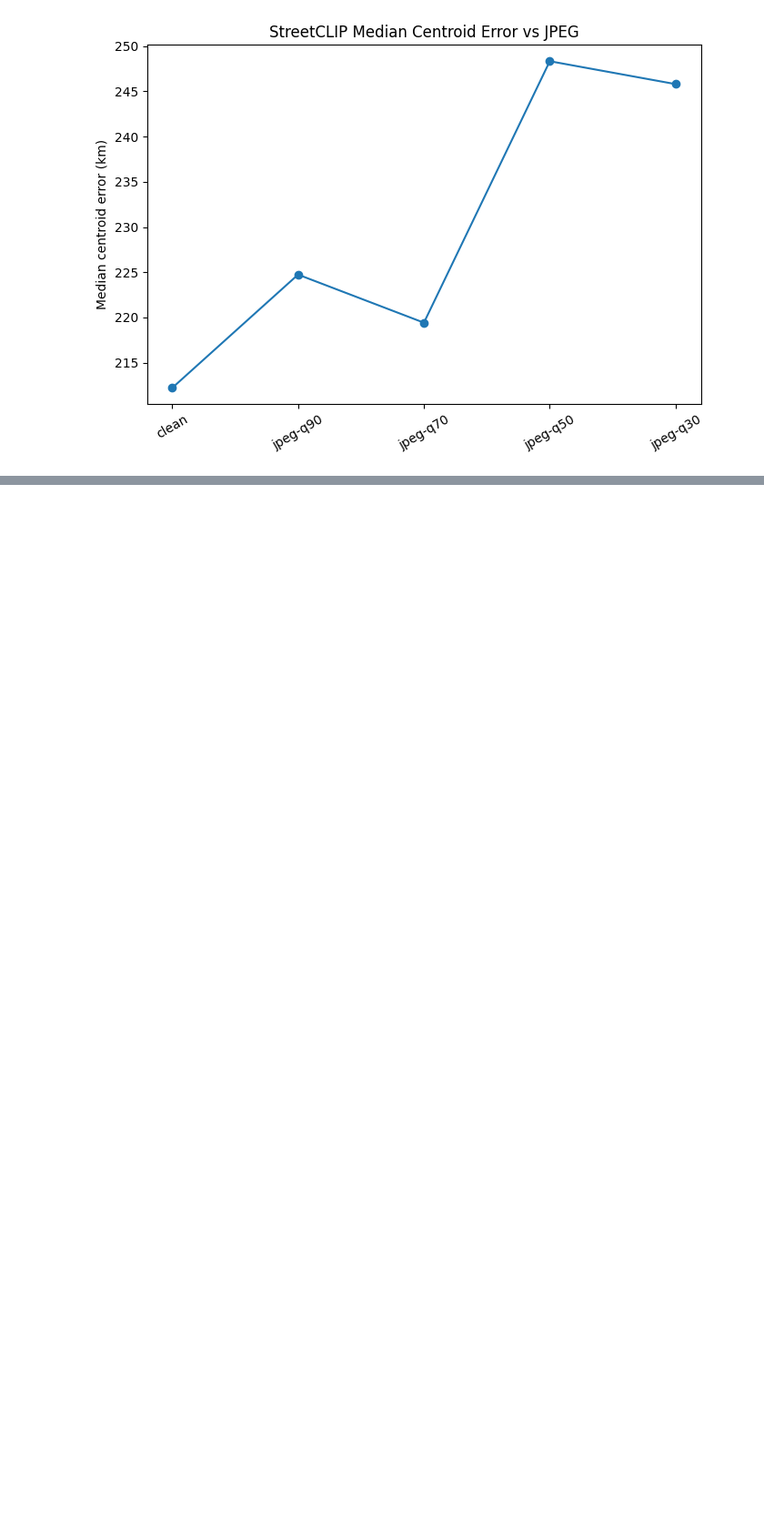
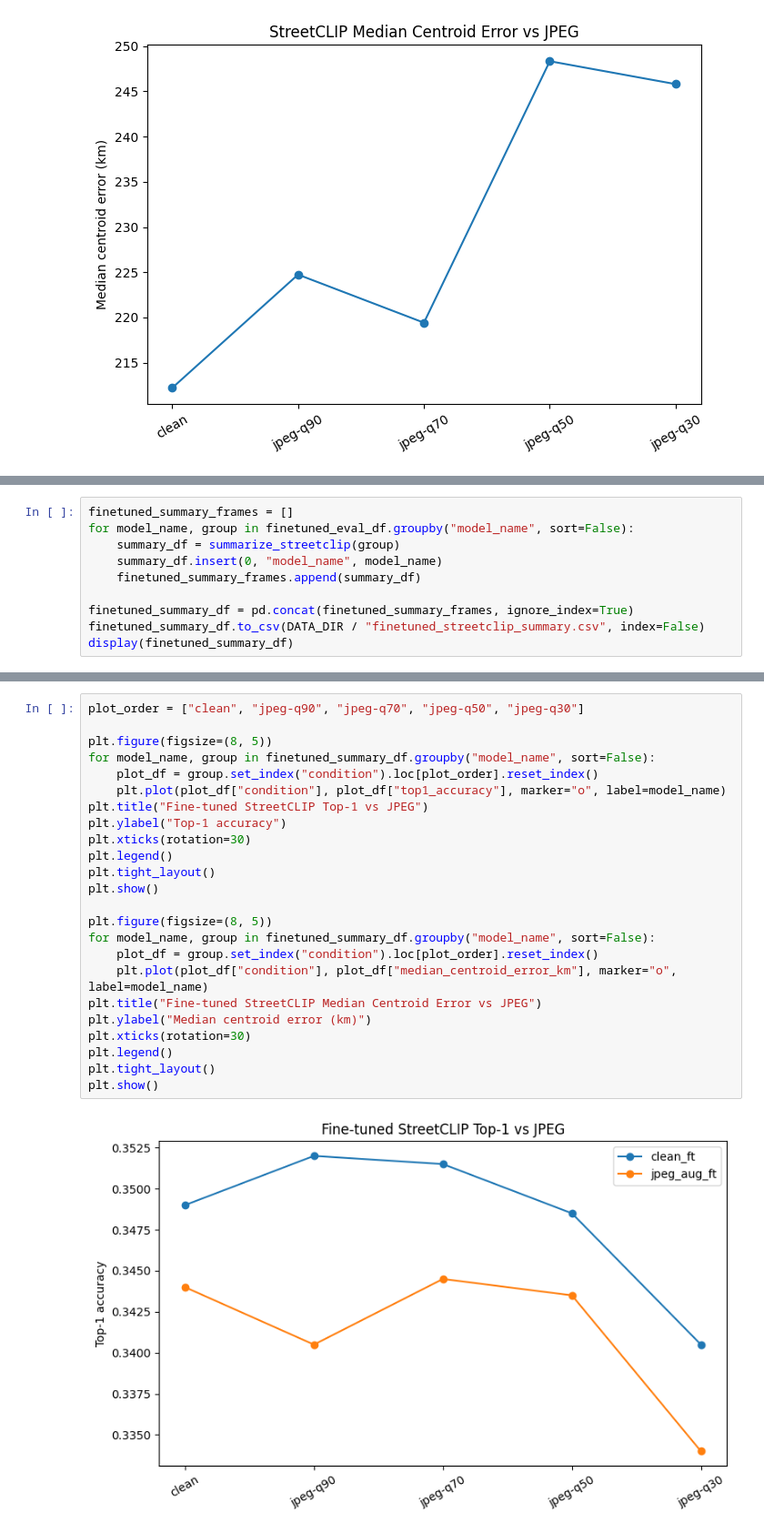
Before and after one commit to SmallChungus1/auto_geoguesser, a Jupyter notebook: notebooks/osv5m_geoclip_streetclip_eval_colab.ipynb, the cells around one changed output, grey strips where cells are left out. Shown at 91% size. Cells and saved outputs as stored; diff of their text form; blank space fills up the shorter version.

Commit message:
added final eval results

```diff
--- a/notebooks/osv5m_geoclip_streetclip_eval_colab.ipynb
+++ b/notebooks/osv5m_geoclip_streetclip_eval_colab.ipynb
@@ -534,0 +651,10 @@ plt.show()
+# %%
+finetuned_summary_frames = []
+for model_name, group in finetuned_eval_df.groupby("model_name", sort=False):
+    summary_df = summarize_streetclip(group)
+    summary_df.insert(0, "model_name", model_name)
+    finetuned_summary_frames.append(summary_df)
+
+finetuned_summary_df = pd.concat(finetuned_summary_frames, ignore_index=True)
+finetuned_summary_df.to_csv(DATA_DIR / "finetuned_streetclip_summary.csv", index=False)
+display(finetuned_summary_df)
@@ -534,0 +673,26 @@ plt.show()
+# %%
+plot_order = ["clean", "jpeg-q90", "jpeg-q70", "jpeg-q50", "jpeg-q30"]
+
+plt.figure(figsize=(8, 5))
+for model_name, group in finetuned_summary_df.groupby("model_name", sort=False):
+    plot_df = group.set_index("condition").loc[plot_order].reset_index()
+    plt.plot(plot_df["condition"], plot_df["top1_accuracy"], marker="o", label=model_name)
+plt.title("Fine-tuned StreetCLIP Top-1 vs JPEG")
+plt.ylabel("Top-1 accuracy")
+plt.xticks(rotation=30)
+plt.legend()
+plt.tight_layout()
+plt.show()
+
+plt.figure(figsize=(8, 5))
+for model_name, group in finetuned_summary_df.groupby("model_name", sort=False):
+    plot_df = group.set_index("condition").loc[plot_order].reset_index()
+    plt.plot(plot_df["condition"], plot_df["median_centroid_error_km"], marker="o", label=model_name)
+plt.title("Fine-tuned StreetCLIP Median Centroid Error vs JPEG")
+plt.ylabel("Median centroid error (km)")
+plt.xticks(rotation=30)
+plt.legend()
+plt.tight_layout()
+plt.show()
+# %% [output]
+[figure, added]
```
Also changed, not shown: parts of 9 cells of this notebook.
